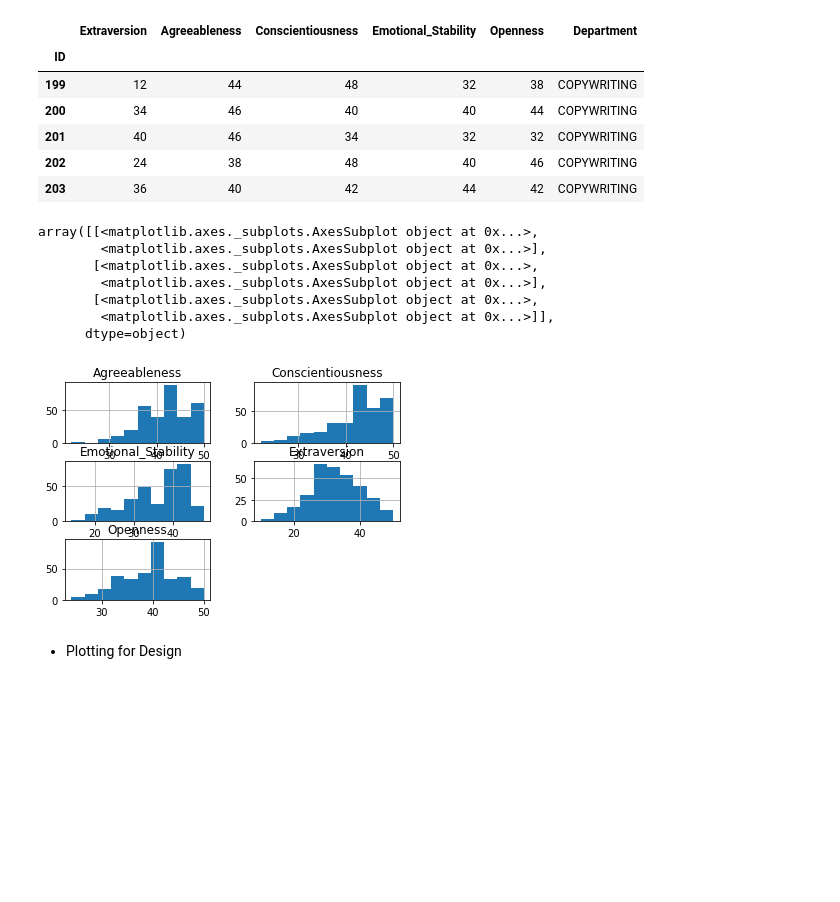
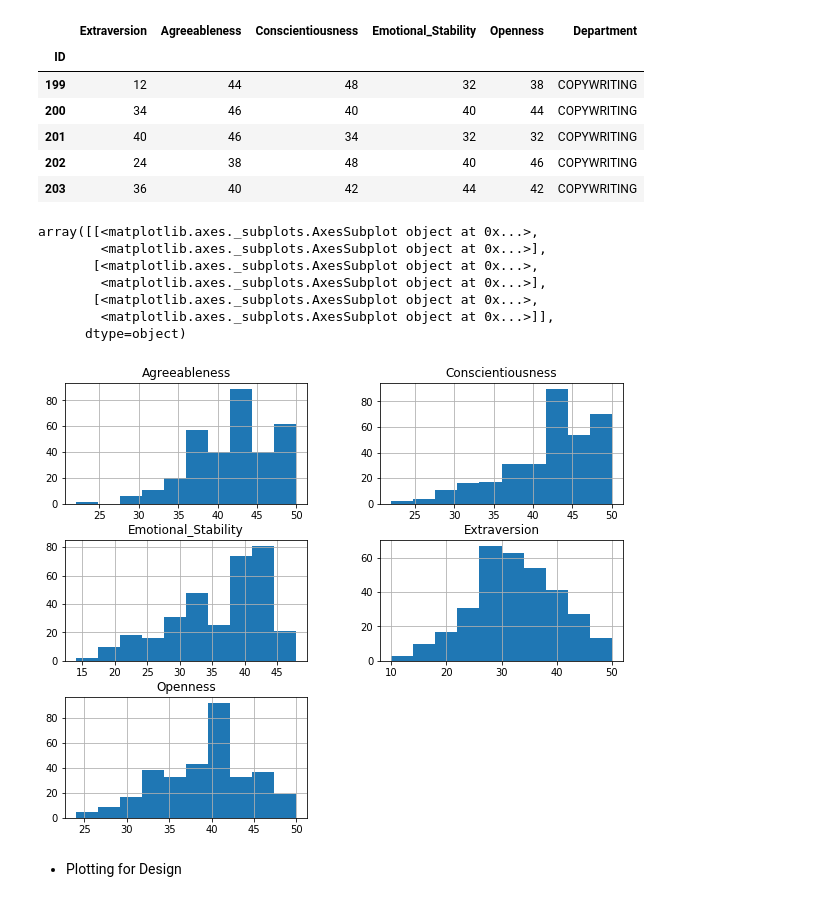
Before and after one commit to Andy-Nkumane/data-wrangling-functional-programming, a Jupyter notebook: Data wrangling - functional programming.ipynb, the cells around one changed output. Saved outputs shown, nothing was run; the diff lists cells and outputs as text; code cells hidden in the pictures; blank space fills up the shorter version.

```diff
--- a/Data wrangling - functional programming.ipynb
+++ b/Data wrangling - functional programming.ipynb
@@ -422,16 +421,16 @@ cp.head()
 | 202 | 24 | 38 | 48 | 40 | 46 | COPYWRITING |
 | 203 | 36 | 40 | 42 | 44 | 42 | COPYWRITING |
 # %%
-cp.hist()
+cp.hist(figsize=(10,8))
 # %% [output]
 array([[<matplotlib.axes._subplots.AxesSubplot object at 0x...>,
         <matplotlib.axes._subplots.AxesSubplot object at 0x...>],
        [<matplotlib.axes._subplots.AxesSubplot object at 0x...>,
         <matplotlib.axes._subplots.AxesSubplot object at 0x...>],
        [<matplotlib.axes._subplots.AxesSubplot object at 0x...>,
         <matplotlib.axes._subplots.AxesSubplot object at 0x...>]],
       dtype=object)
-[figure, old version]
+[figure, new version]
 # %% [markdown]
 * Plotting for Design
 # %%
```
Also changed, not shown: parts of 4 cells of this notebook.
